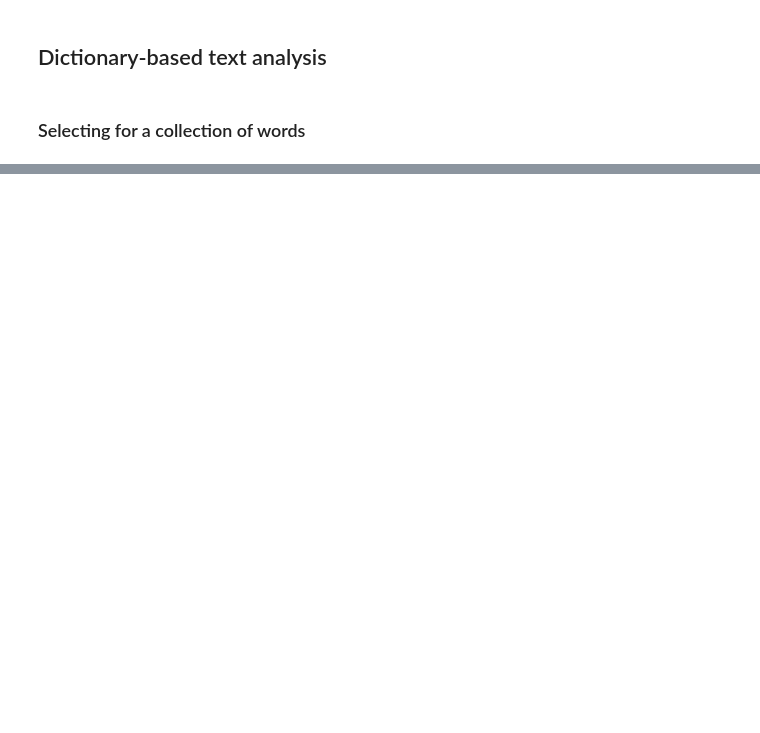
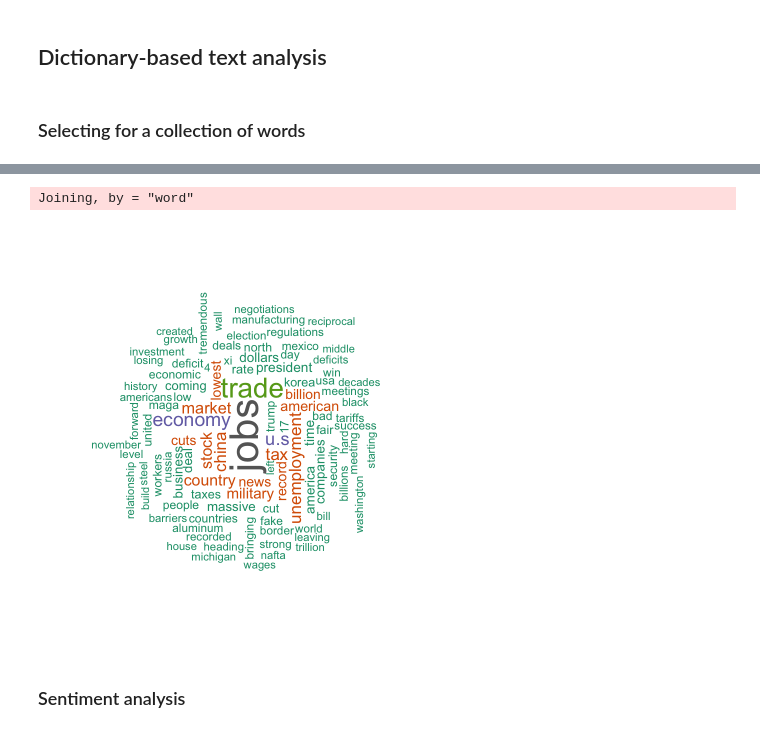
Before and after one commit to MindyChang/text-analysis-workshop, a Jupyter notebook: index.ipynb, the cells around one changed output, grey strips where cells are left out. Saved outputs shown, nothing was run; the diff lists cells and outputs as text; code cells hidden in the pictures; blank space fills up the shorter version.

```diff
--- a/index.ipynb
+++ b/index.ipynb
@@ -244,6 +378,8 @@ trumptweets[trumptweets$created_at == ymd_hms("2017-06-15 23:49:24"),]$hashtags
 # %%
 topic_dictionary<-c("economy","unemployment","trade","tariffs","jobs")
 # %%
-topic_dictionary_tweets<-trumptweets[str_detect(trumptweets$text, paste(my_dictionary, collapse="|")),]
+topic_dictionary_tweets<-trumptweets[str_detect(trumptweets$text,
+                                                regex(paste(topic_dictionary, collapse="|"),
+                                                      ignore_case=TRUE)),]
 # %%
 topic_dictionary_tweets
@@ -250,12 +406,19 @@ topic_dictionary_tweets
 # %%
+# plot a wordcloud for our tweets that match our topic-based dictionary
 topic_top_words<-topic_dictionary_tweets %>%
     select(created_at,text) %>%
       unnest_tokens("word", text) %>%
         anti_join(stop_words) %>%
             filter(!(word=="https"|
                  word=="rt"|
                  word=="t.co"|
                  word=="amp" |
                  word=="url")) %>%
             count(word) %>%
                 arrange(desc(n))
+set.seed(1234) # for reproducibility
+wordcloud(words = topic_top_words$word, freq = topic_top_words$n, min.freq = 1,
+          max.words=100, random.order=FALSE, rot.per=0.35,colors=brewer.pal(8, "Dark2"),scale=c(4,1))
+# %% [output]
+Joining, by = "word"
+[figure, added]
@@ -265,0 +425,2 @@ wordcloud(words = topic_top_words$word, freq = topic_top_words$n, min.freq = 1,
+# %% [markdown]
+### Sentiment analysis
```
Also changed, not shown: parts of 25 cells of this notebook.
